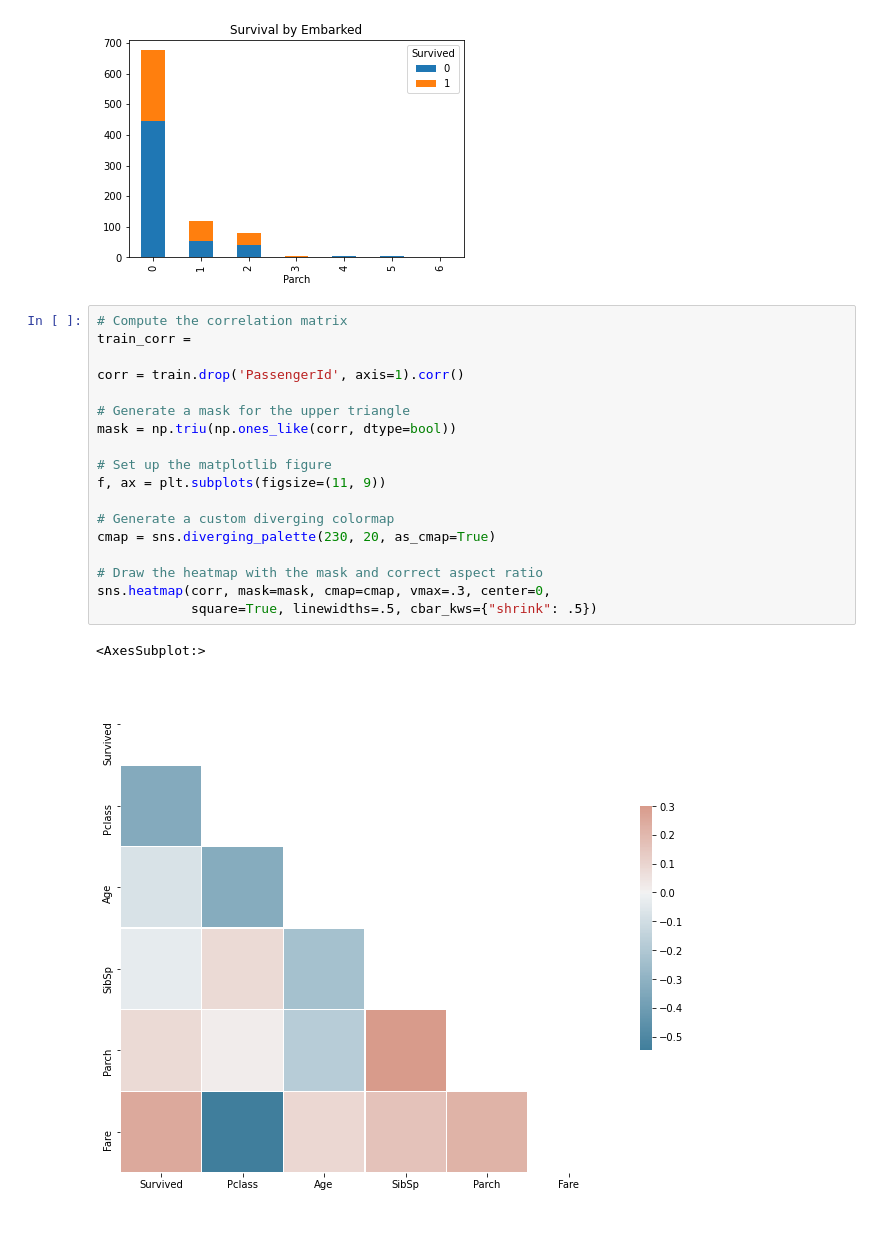
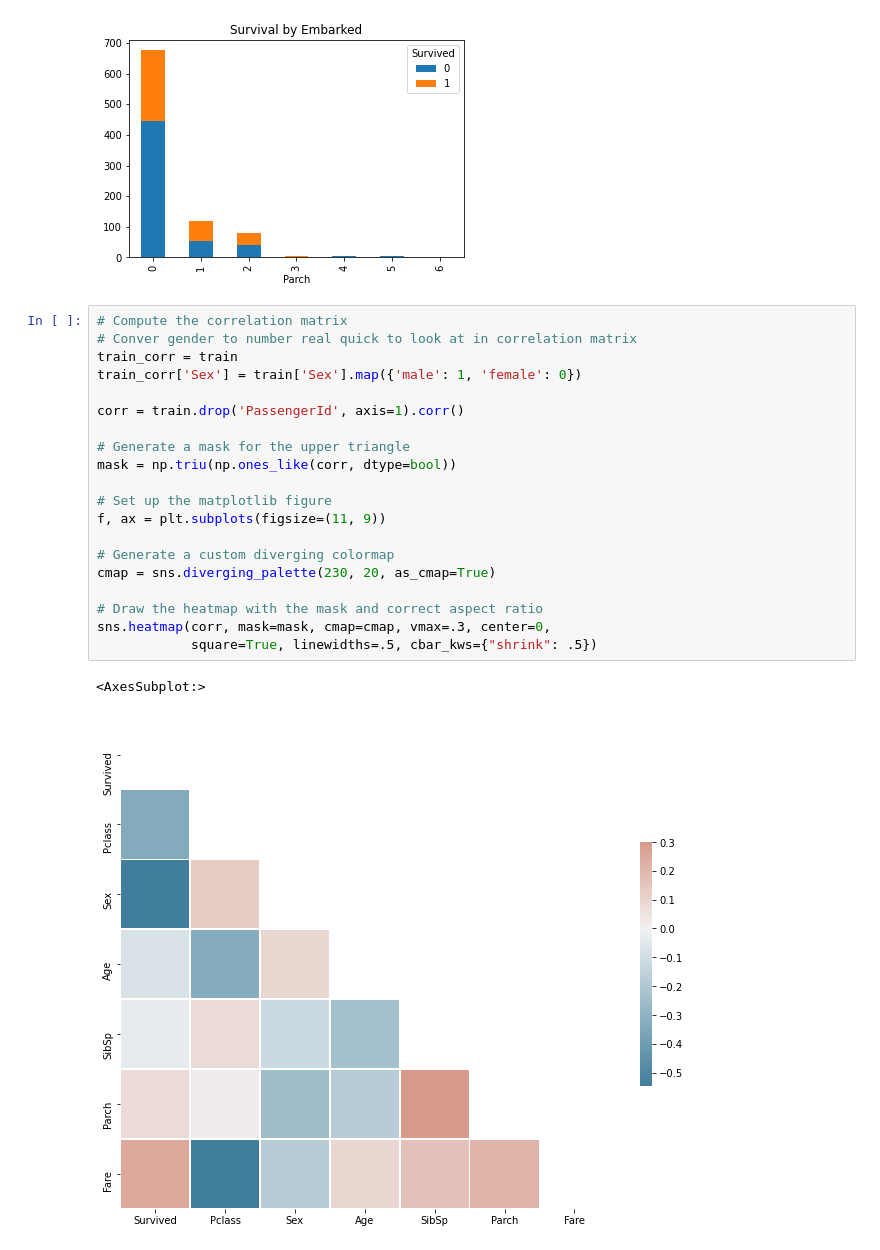
Before and after one commit to Codeman27Org/Kaggle_TitanicML, a Jupyter notebook: Titanic.ipynb, the cells around one changed output. Drawn from its saved outputs; the diff is of its cells as text.

Commit message:
More work on visualizations

```diff
--- a/Titanic.ipynb
+++ b/Titanic.ipynb
@@ -128,24 +151,26 @@ pd.crosstab(train['Parch'], train['Survived']).plot.bar(title = 'Survival by Emb
 [figure]
 # %%
 # Compute the correlation matrix
-train_corr =
+# Conver gender to number real quick to look at in correlation matrix
+train_corr = train
+train_corr['Sex'] = train['Sex'].map({'male': 1, 'female': 0})
 
 corr = train.drop('PassengerId', axis=1).corr()
 
 # Generate a mask for the upper triangle
 mask = np.triu(np.ones_like(corr, dtype=bool))
 
 # Set up the matplotlib figure
 f, ax = plt.subplots(figsize=(11, 9))
 
 # Generate a custom diverging colormap
 cmap = sns.diverging_palette(230, 20, as_cmap=True)
 
 # Draw the heatmap with the mask and correct aspect ratio
 sns.heatmap(corr, mask=mask, cmap=cmap, vmax=.3, center=0,
             square=True, linewidths=.5, cbar_kws={"shrink": .5})
 # %% [output]
 <AxesSubplot:>
-[figure, old version]
+[figure, new version]
 # %% [markdown]
 ## Correlation Analysis
```
Also changed, not shown: parts of 6 cells of this notebook.
